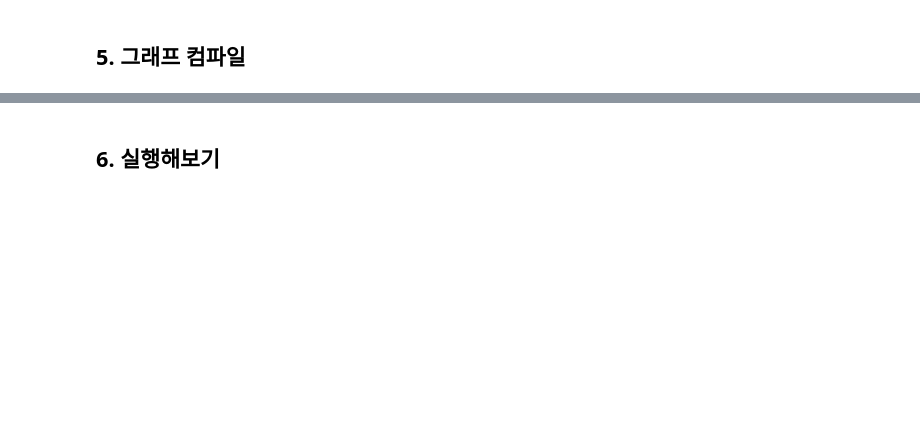
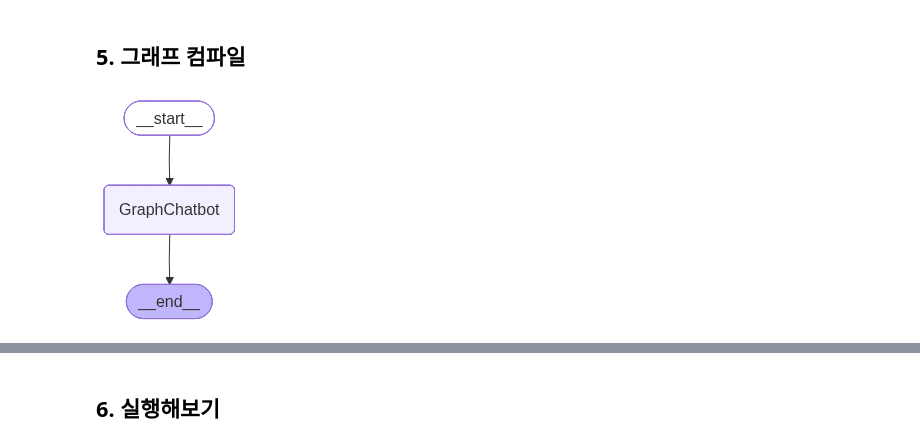
Before and after one commit to dovan2026/SKN30_playdata, a Jupyter notebook: AI_agent/langgraph/lg_02_langgraph_basic2.ipynb, the cells around one changed output, grey strips where cells are left out. Drawn from its saved outputs; the diff is of its cells as text; code cells hidden in the pictures; blank space fills up the shorter version.

```diff
--- a/AI_agent/langgraph/lg_02_langgraph_basic2.ipynb
+++ b/AI_agent/langgraph/lg_02_langgraph_basic2.ipynb
@@ -28,0 +91,2 @@ import os
+# %%
+graph_builder.add_node('GraphChatbot', chat)
@@ -29,2 +111,5 @@ import os
 # %% [markdown]
 ## 4. 엣지 추가하기
+# %%
+graph_builder.add_edge(START, "GraphChatbot")
+graph_builder.__dict__
@@ -30,0 +130,3 @@ import os
+# %%
+graph_builder.add_edge("GraphChatbot", END)
+graph_builder.__dict__
@@ -31,2 +148,10 @@ import os
 # %% [markdown]
 ## 5. 그래프 컴파일
+# %%
+# 랭그래프에서 그래프를 설계도 형태로 만드는 단계
+graph = graph_builder.compile()
+# %%
+# 객체 자동 출력.
+graph
+# %% [output]
+[figure, added]
```
Also changed, not shown: parts of 13 cells of this notebook, 3 other files.
